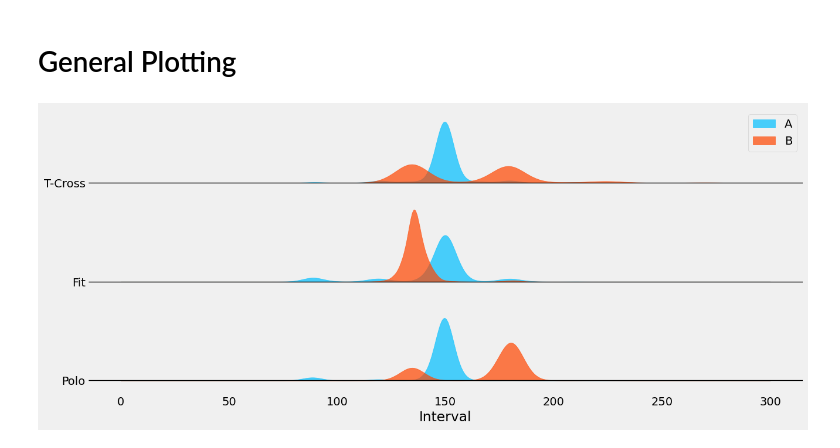
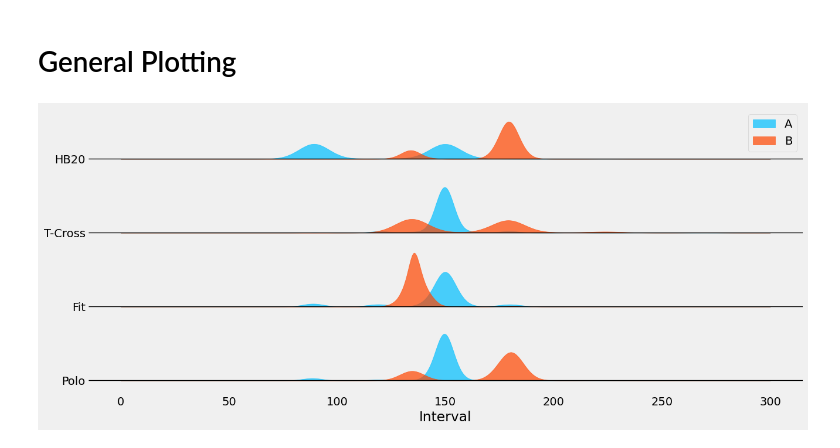
Before and after one commit to conect2ai/SBRC2025-App2Car, a Jupyter notebook: notebooks/debug.ipynb, the cells around one changed output. Saved outputs shown, nothing was run; the diff lists cells and outputs as text; code cells hidden in the pictures.

```diff
--- a/notebooks/debug.ipynb
+++ b/notebooks/debug.ipynb
@@ -357,0 +362,4 @@ plt.show()
+# %%
+hb20_a = datasets["hb20"]["A"]["debug"]
+
+hb20_a.head(10)
@@ -357,0 +404,4 @@ plt.show()
+# %%
+hb20_b = datasets["hb20"]["B"]["debug"]
+
+hb20_b.head(10)
@@ -364,42 +472,46 @@ fit_a = {"Interval": fit_a["Interval"]}
 fit_b = {"Interval": fit_b["Interval"]}
 tcross_a = {"Interval": tcross_a["Interval"]}
 tcross_b = {"Interval": tcross_b["Interval"]}
+hb20_a = {"Interval": hb20_a["Interval"]}
+hb20_b = {"Interval": hb20_b["Interval"]}
 # fastback_a = {"Interval": fastback_a["Interval"]}
 # fastback_b = {"Interval": fastback_b["Interval"]}
 
 # cars = ["Polo", "Fit", "T-Cross", "Fastback"]
-cars = ["Polo", "Fit", "T-Cross"]
+# cars = ["Polo", "Fit", "T-Cross"]
+cars = ["Polo", "Fit", "T-Cross", "HB20"]
 samples = [
     [polo_a["Interval"], polo_b["Interval"]],
     [fit_a["Interval"], fit_b["Interval"]],
     [tcross_a["Interval"], tcross_b["Interval"]],
+    [hb20_a["Interval"], hb20_b["Interval"]],
     # [fastback_a["Interval"], fastback_b["Interval"]],
 ]
 
 colors = ['deepskyblue', 'orangered']
 
 plt.figure(figsize=(14, 6))
 
 x_vals = np.linspace(0, 300, 400)
 
 for i, car_samples in enumerate(samples):
     offset = i * 2
 
     for j, sample in enumerate(car_samples):
         kde = stats.gaussian_kde(sample, bw_method=0.2)
         density = kde(x_vals) * 15
 
         plt.fill_between(x_vals, density + offset, offset, color=colors[j % 2], alpha=0.7)
 
     plt.axhline(y=offset, color='black', linewidth=1)
 
 plt.yticks([i * 2 for i in range(len(cars))], cars)
 plt.grid(False)
 plt.box(False)
 
 plt.xlabel("Interval")
 plt.legend(["A", "B"], loc="upper right")
 
 plt.show()
 # %% [output]
-[figure, old version]
+[figure, new version]
```
Also changed, not shown: parts of 11 cells of this notebook, 1 other file.
